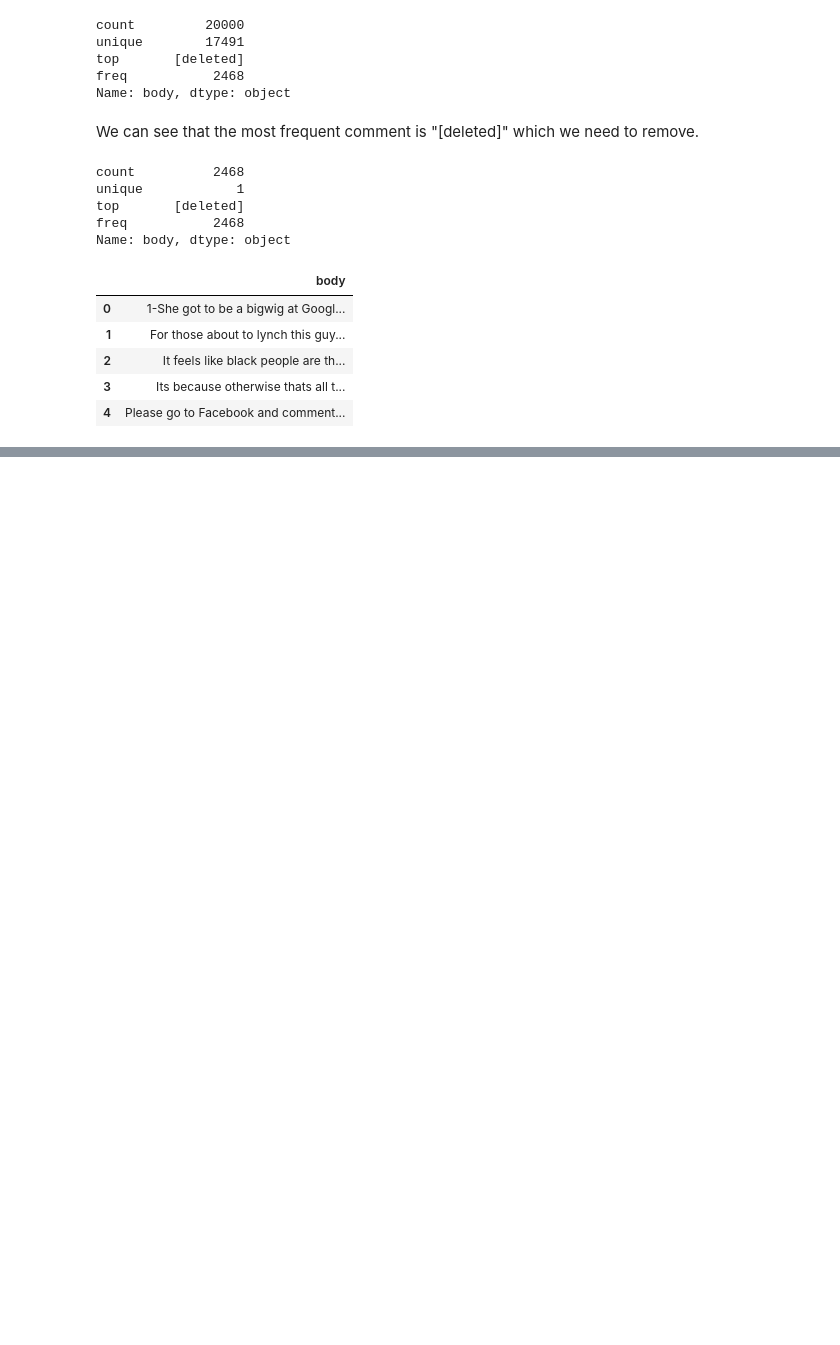
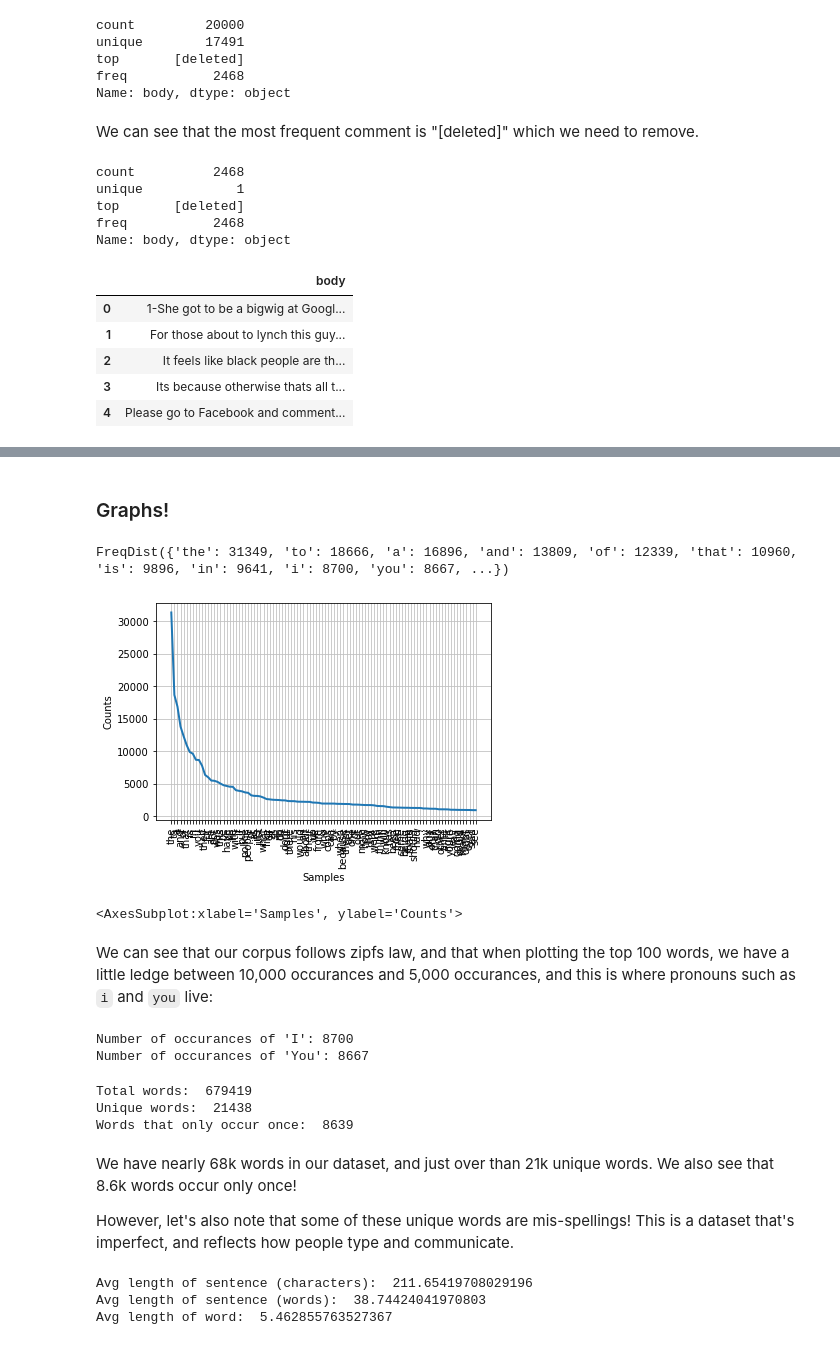
Before and after one commit to BonaventureR/nlp-project, a Jupyter notebook: notebooks/news-comments-prep.ipynb, the cells around one changed output, grey strips where cells are left out. Saved outputs shown, nothing was run; the diff lists cells and outputs as text; code cells hidden in the pictures; blank space fills up the shorter version.

```diff
--- a/notebooks/news-comments-prep.ipynb
+++ b/notebooks/news-comments-prep.ipynb
@@ -55,0 +61,8 @@ comments.head()
+# %%
+# clean out any urls and and brackets, parenthesis and hyphens, leaving only alphanumeric words
+url_regex = r"([--:\w?@%&+~#=]*\.[a-z]{2,4}\/{0,2})((?:[?&](?:\w+)=(?:\w+))+|[--:\w?@%&+~#=]+)?"
+special_character_regex = r"[\"'()[\]]"
+
+#remove urls, special characters, and replace hyphens with a space
+comments['clean'] = comments['body'].apply(lambda text: text.strip().lower()).apply(lambda text: re.sub(url_regex, '', text)).apply(lambda text: re.sub(special_character_regex, '', text)).apply(lambda text: re.sub(r"-", ' ', text))
+comments['clean'].head()
@@ -55,0 +76,2 @@ comments.head()
+# %%
+comments['tokens'] = comments['clean'].apply(lambda text: re.sub(r"[.,!?]"," ", text)).apply(lambda text: re.sub(r"[0-9]", " ", text)).apply(nltk.wordpunct_tokenize)
@@ -55,0 +104,39 @@ comments.head()
+# %% [markdown]
+### Graphs!
+# %%
+all_words = [token for sentence in comments['tokens'] for token in sentence]
+# %%
+freqdist = nltk.FreqDist(all_words)
+freqdist
+# %% [output]
+FreqDist({'the': 31349, 'to': 18666, 'a': 16896, 'and': 13809, 'of': 12339, 'that': 10960, 'is': 9896, 'in': 9641, 'i': 8700, 'you': 8667, ...})
+# %%
+freqdist.plot(100)
+# %% [output]
+[figure, added]
+<AxesSubplot:xlabel='Samples', ylabel='Counts'>
+# %% [markdown]
+We can see that our corpus follows zipfs law, and that when plotting the top 100 words, we have a little ledge between 10,000 occurances and 5,000 occurances, and this is where pronouns such as `i` and `you` live:
+# %%
+print("Number of occurances of 'I':", freqdist['i'])
+print("Number of occurances of 'You':", freqdist['you'])
+# %% [output]
+Number of occurances of 'I': 8700
+Number of occurances of 'You': 8667
+# %%
+unique_words = []
+for word in all_words:
+    if word not in unique_words:
+        unique_words.append(word)
+
+print("Total words: ", len(all_words))
+print("Unique words: ", len(unique_words))
+print("Words that only occur once: ", len([word for word in all_words if freqdist[word] == 1]))
+# %% [output]
+Total words:  679419
+Unique words:  21438
+Words that only occur once:  8639
+# %% [markdown]
+We have nearly 68k words in our dataset, and just over than 21k unique words. We also see that 8.6k words occur only once!
+
+However, let's also note that some of these unique words are mis-spellings! This is a dataset that's imperfect, and reflects how people type and communicate.
@@ -55,0 +153,8 @@ comments.head()
+# %%
+print("Avg length of sentence (characters): ", avg_len_chars)
+print("Avg length of sentence (words): ", avg_len_words)
+print("Avg length of word: ", avg_len_chars/avg_len_words)
+# %% [output]
+Avg length of sentence (characters):  211.65419708029196
+Avg length of sentence (words):  38.74424041970803
+Avg length of word:  5.462855763527367
```
Also changed, not shown: parts of 12 cells of this notebook.
